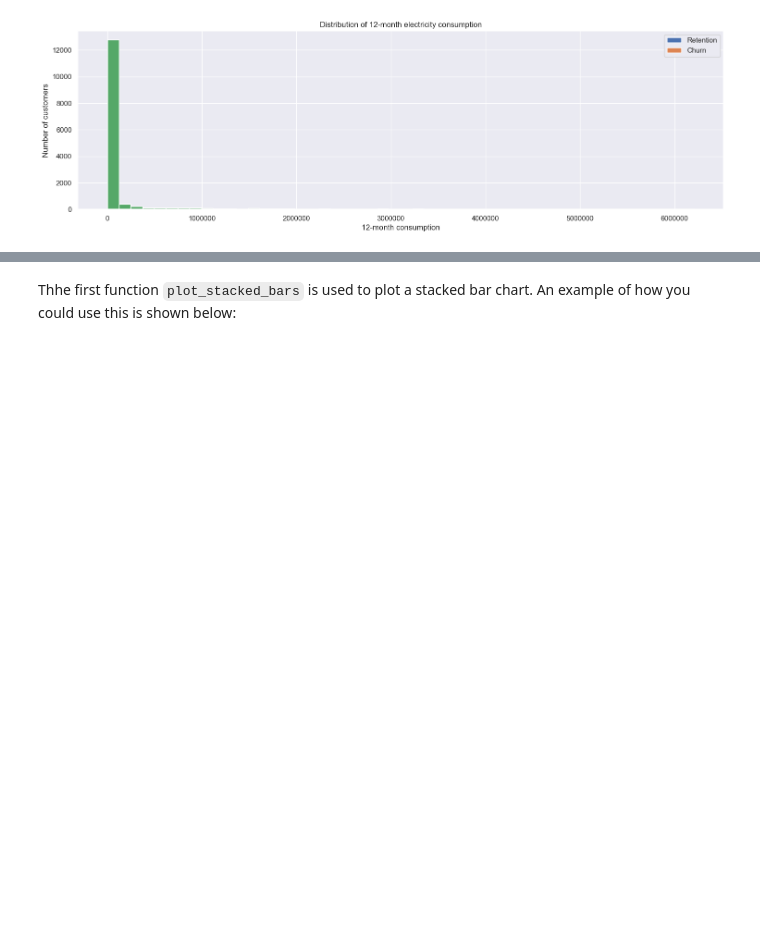
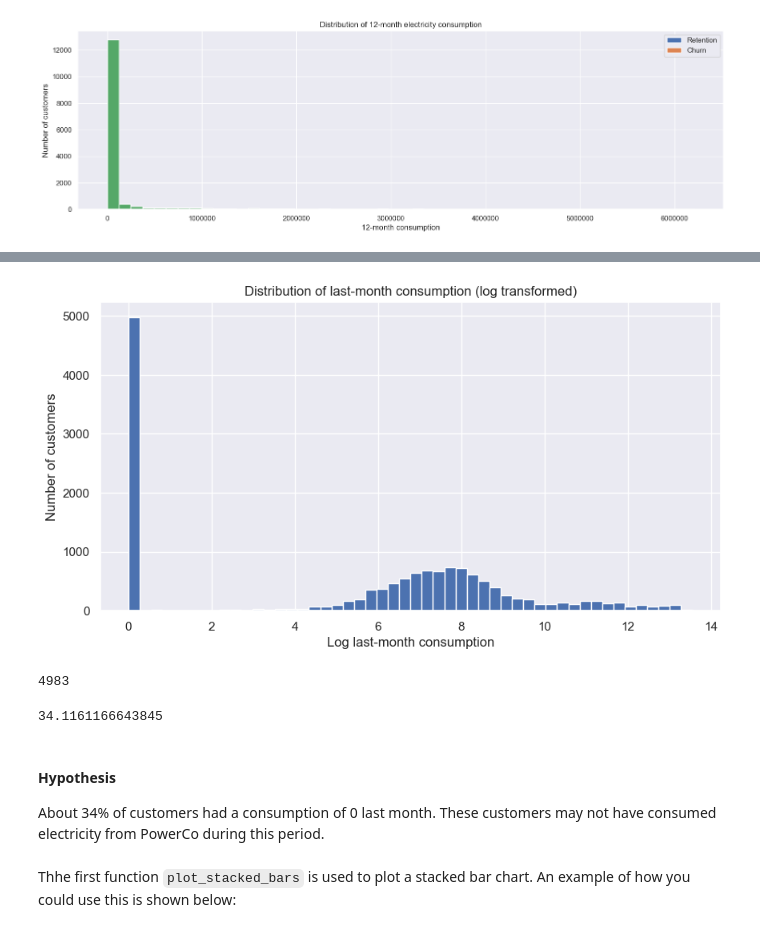
Before and after one commit to simrat28701/bcg-simulation, a Jupyter notebook: Task 2 - eda_starter.ipynb, the cells around one changed output, grey strips where cells are left out. Saved outputs shown, nothing was run; the diff lists cells and outputs as text; code cells hidden in the pictures; blank space fills up the shorter version.

```diff
--- a/Task 2 - eda_starter.ipynb
+++ b/Task 2 - eda_starter.ipynb
@@ -318,3 +367,27 @@ def plot_distribution(dataframe, column, ax, bins_=50):
+# %%
+# Visualize log-transformed distribution
+
+plt.figure(figsize=(10, 5))
+plt.hist(np.log1p(client_df["cons_last_month"]), bins=50)
+
+plt.xlabel("Log last-month consumption")
+plt.ylabel("Number of customers")
+plt.title("Distribution of last-month consumption (log transformed)")
+
+plt.show()
+# %% [output]
+[figure, added]
+# %%
+(client_df["cons_last_month"] == 0).sum()
+# %% [output]
+4983
+# %%
+(client_df["cons_last_month"] == 0).mean() * 100
+# %% [output]
+34.1161166643845
+# %% [markdown]
+#### Hypothesis
+About 34% of customers had a consumption of 0 last month. These customers may not have consumed electricity from PowerCo during this period.
 # %% [markdown]
 Thhe first function `plot_stacked_bars` is used to plot a stacked bar chart. An example of how you could use this is shown below:
 # %%
```
Also changed, not shown: parts of 5 cells of this notebook.
